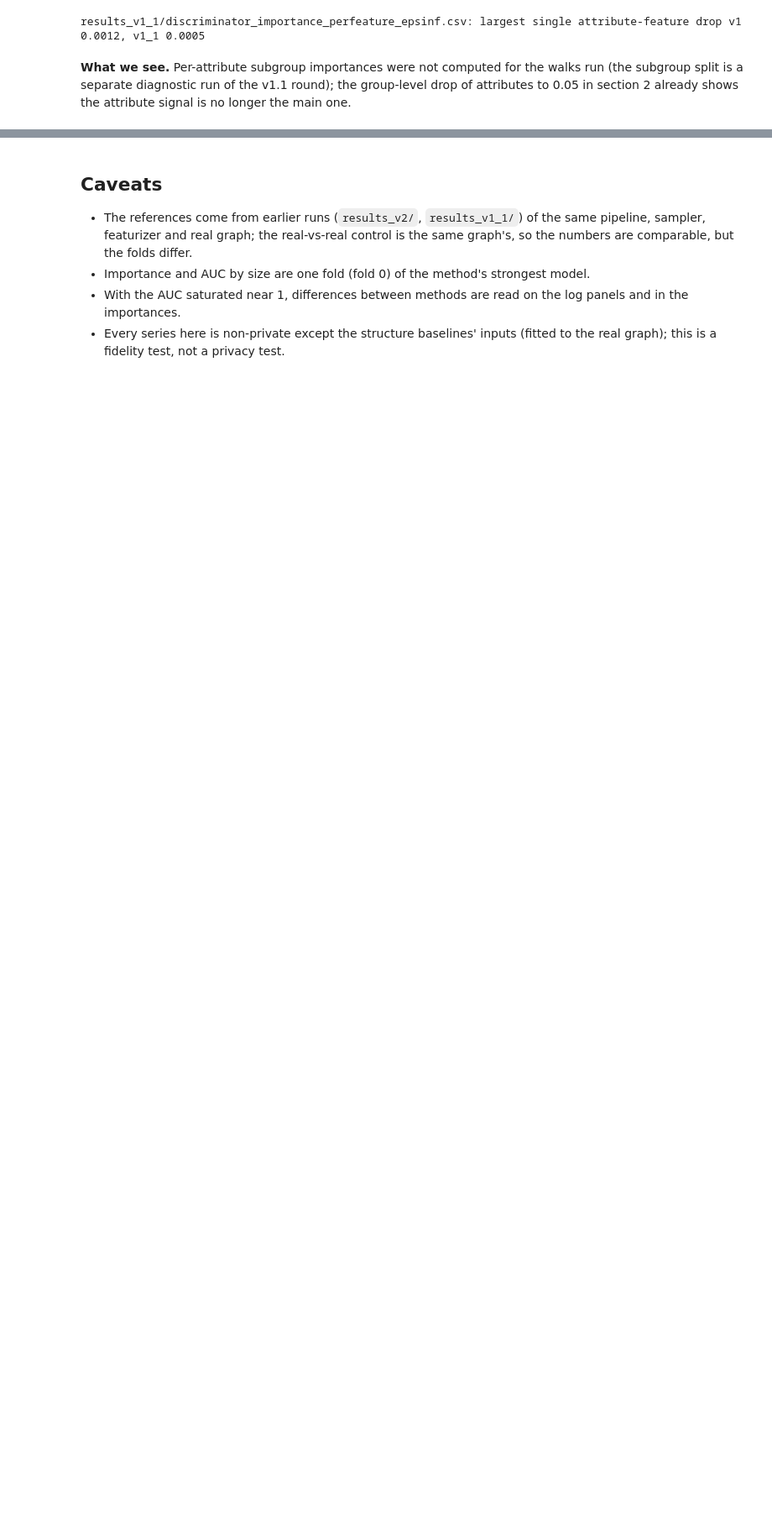
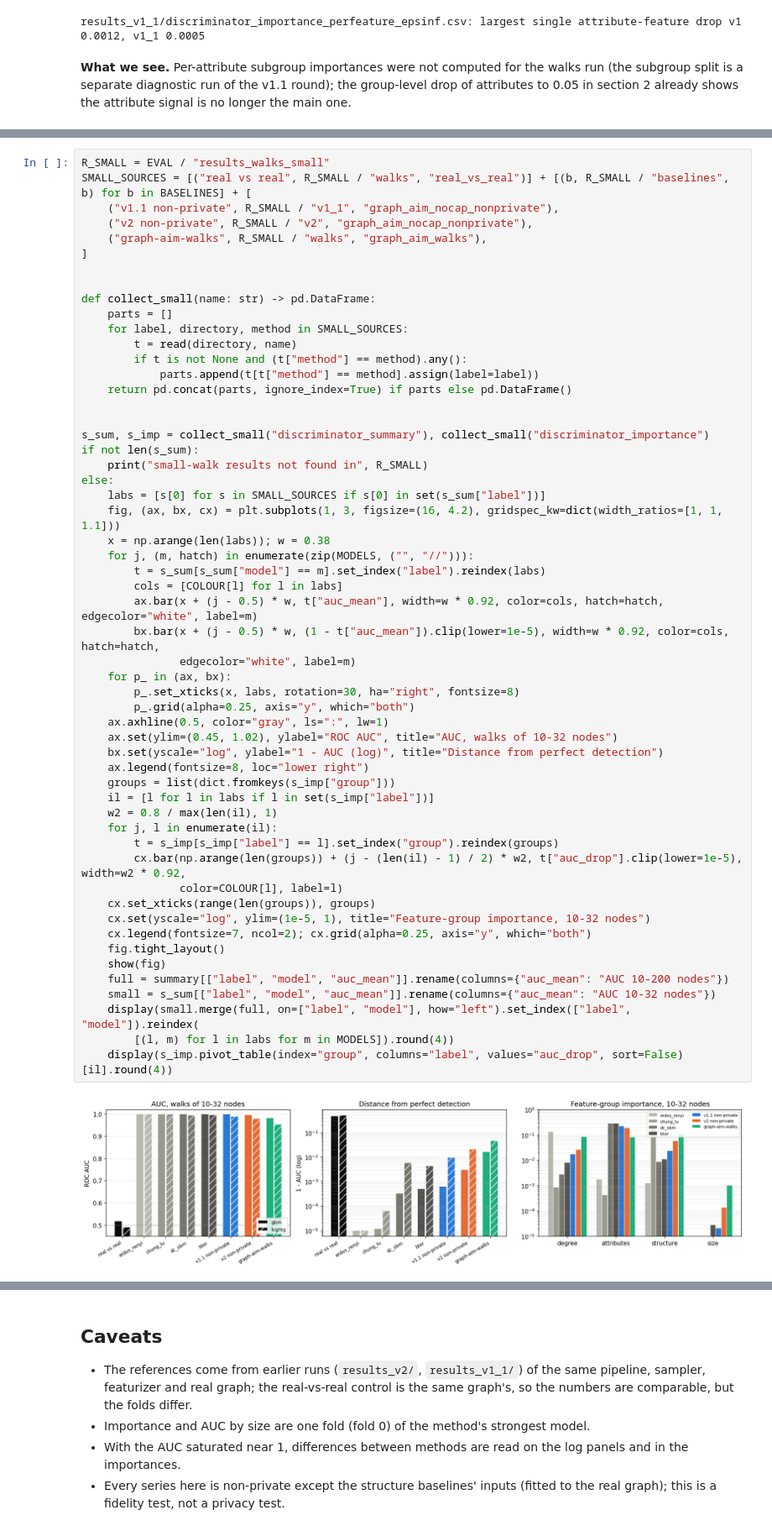
Before and after one commit to nadav-grossaug/twin, a Jupyter notebook: src/algorithms/algo_aim/snap/eval/notebooks/viz_discriminator_walks.ipynb, the cells around one changed output, grey strips where cells are left out. Shown at 84% size. Cells and saved outputs as stored; diff of their text form; blank space fills up the shorter version.

Commit message:
snap eval: discriminator on small walks (10-32 nodes) for graph-aim-walks and references; --k-min/--k-max on discriminate.py
Co-Authored-By: Claude Opus 5.5 <noreply@anthropic.com>

```diff
--- a/src/algorithms/algo_aim/snap/eval/notebooks/viz_discriminator_walks.ipynb
+++ b/src/algorithms/algo_aim/snap/eval/notebooks/viz_discriminator_walks.ipynb
@@ -260,0 +265,57 @@ results_v1_1/discriminator_importance_perfeature_epsinf.csv: largest single attr
+# %%
+R_SMALL = EVAL / "results_walks_small"
+SMALL_SOURCES = [("real vs real", R_SMALL / "walks", "real_vs_real")] + [(b, R_SMALL / "baselines", b) for b in BASELINES] + [
+    ("v1.1 non-private", R_SMALL / "v1_1", "graph_aim_nocap_nonprivate"),
+    ("v2 non-private", R_SMALL / "v2", "graph_aim_nocap_nonprivate"),
+    ("graph-aim-walks", R_SMALL / "walks", "graph_aim_walks"),
+]
+
+
+def collect_small(name: str) -> pd.DataFrame:
+    parts = []
+    for label, directory, method in SMALL_SOURCES:
+        t = read(directory, name)
+        if t is not None and (t["method"] == method).any():
+            parts.append(t[t["method"] == method].assign(label=label))
+    return pd.concat(parts, ignore_index=True) if parts else pd.DataFrame()
+
+
+s_sum, s_imp = collect_small("discriminator_summary"), collect_small("discriminator_importance")
+if not len(s_sum):
+    print("small-walk results not found in", R_SMALL)
+else:
+    labs = [s[0] for s in SMALL_SOURCES if s[0] in set(s_sum["label"])]
+    fig, (ax, bx, cx) = plt.subplots(1, 3, figsize=(16, 4.2), gridspec_kw=dict(width_ratios=[1, 1, 1.1]))
+    x = np.arange(len(labs)); w = 0.38
+    for j, (m, hatch) in enumerate(zip(MODELS, ("", "//"))):
+        t = s_sum[s_sum["model"] == m].set_index("label").reindex(labs)
+        cols = [COLOUR[l] for l in labs]
+        ax.bar(x + (j - 0.5) * w, t["auc_mean"], width=w * 0.92, color=cols, hatch=hatch, edgecolor="white", label=m)
+        bx.bar(x + (j - 0.5) * w, (1 - t["auc_mean"]).clip(lower=1e-5), width=w * 0.92, color=cols, hatch=hatch,
+               edgecolor="white", label=m)
+    for p_ in (ax, bx):
+        p_.set_xticks(x, labs, rotation=30, ha="right", fontsize=8)
+        p_.grid(alpha=0.25, axis="y", which="both")
+    ax.axhline(0.5, color="gray", ls=":", lw=1)
+    ax.set(ylim=(0.45, 1.02), ylabel="ROC AUC", title="AUC, walks of 10-32 nodes")
+    bx.set(yscale="log", ylabel="1 - AUC (log)", title="Distance from perfect detection")
+    ax.legend(fontsize=8, loc="lower right")
+    groups = list(dict.fromkeys(s_imp["group"]))
+    il = [l for l in labs if l in set(s_imp["label"])]
+    w2 = 0.8 / max(len(il), 1)
+    for j, l in enumerate(il):
+        t = s_imp[s_imp["label"] == l].set_index("group").reindex(groups)
+        cx.bar(np.arange(len(groups)) + (j - (len(il) - 1) / 2) * w2, t["auc_drop"].clip(lower=1e-5), width=w2 * 0.92,
+               color=COLOUR[l], label=l)
+    cx.set_xticks(range(len(groups)), groups)
+    cx.set(yscale="log", ylim=(1e-5, 1), title="Feature-group importance, 10-32 nodes")
+    cx.legend(fontsize=7, ncol=2); cx.grid(alpha=0.25, axis="y", which="both")
+    fig.tight_layout()
+    show(fig)
+    full = summary[["label", "model", "auc_mean"]].rename(columns={"auc_mean": "AUC 10-200 nodes"})
+    small = s_sum[["label", "model", "auc_mean"]].rename(columns={"auc_mean": "AUC 10-32 nodes"})
+    display(small.merge(full, on=["label", "model"], how="left").set_index(["label", "model"]).reindex(
+        [(l, m) for l in labs for m in MODELS]).round(4))
+    display(s_imp.pivot_table(index="group", columns="label", values="auc_drop", sort=False)[il].round(4))
+# %% [output]
+[figure, added]
```
Also changed, not shown: parts of 3 cells of this notebook, 33 other files.
